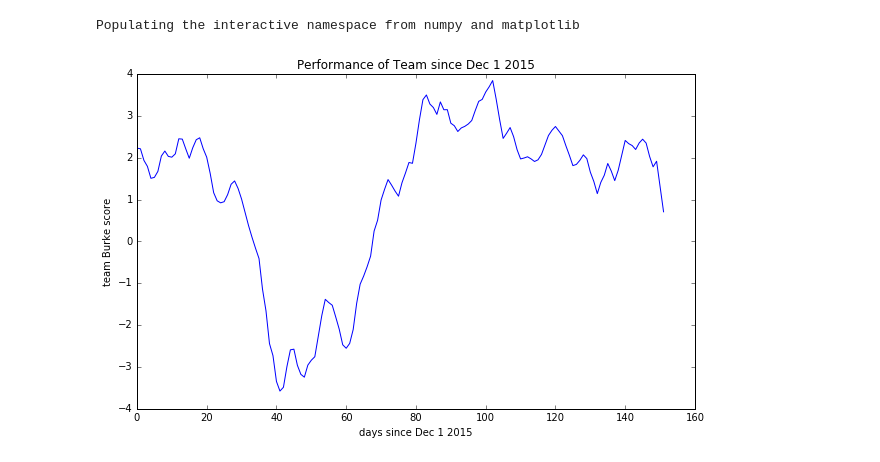
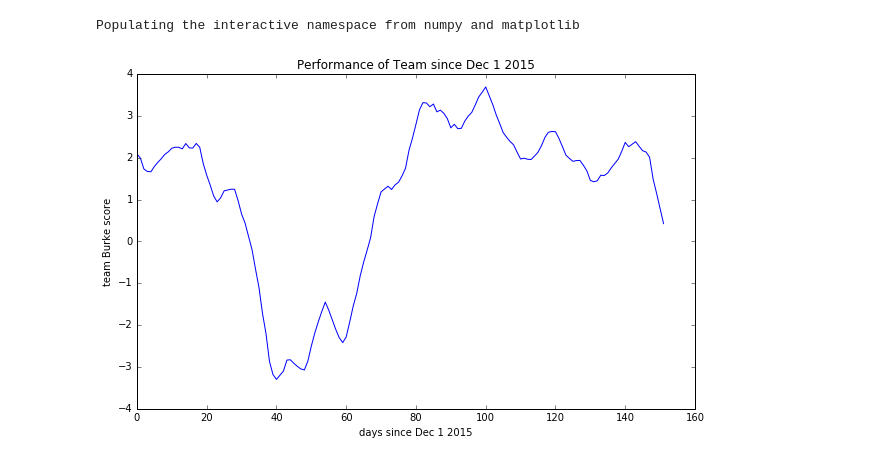
Before and after one commit to martinm43/nba_playoff_odds, a Jupyter notebook: naismith/Burke_Calc_Notebook.ipynb, the cells around one changed output. Saved outputs shown, nothing was run; the diff lists cells and outputs as text; code cells hidden in the pictures.

```diff
--- a/naismith/Burke_Calc_Notebook.ipynb
+++ b/naismith/Burke_Calc_Notebook.ipynb
@@ -12,7 +12,7 @@ import numpy as np
 import matplotlib.pyplot as plt
 from access_nba_data import games_query, epochtime
 from burke_solver import burke_calc
-ave_period=3
+ave_period=5
 
 #Moving averages, via StackOverflow answer no. 13728392
 def runningMeanFast(x, N):
@@ -24,31 +24,33 @@ start_date=epochtime(start_date_str)
 end_date=epochtime('May 1 2016')
 calc_date=start_date
 daysecs=24*60*60
 monthsecs=daysecs*30
+
+#identify best and worst teams by conference
 
 #placeholder array
 all_burke_calcs=[]
 
 while calc_date < end_date:
     temp_burke_calc=burke_calc(games_query(calc_date-monthsecs,calc_date))
     temp_burke_calc.tolist()
     all_burke_calcs.append(temp_burke_calc)
     calc_date+=daysecs
 
 all_burke_calcs=np.asarray(all_burke_calcs)
 #Not used, too jerky at end
 ave_burke_calcs=np.zeros_like(all_burke_calcs)
 #
 ##calculate ave_burke_calcs
 for i in range(0,len(all_burke_calcs[0,:])):
      ave_burke_calcs[:,i]=runningMeanFast(all_burke_calcs[:,i],ave_period)
 
 plot_team_id=3
 plt.plot(ave_burke_calcs[:,plot_team_id])
 plt.title('Performance of Team since '+start_date_str)
 plt.ylabel('team Burke score')
 plt.xlabel('days since '+start_date_str)
 plt.show()
 # %% [output]
 Populating the interactive namespace from numpy and matplotlib
-[figure, old version]
+[figure, new version]
```
Also changed, not shown: parts of 2 cells of this notebook.
